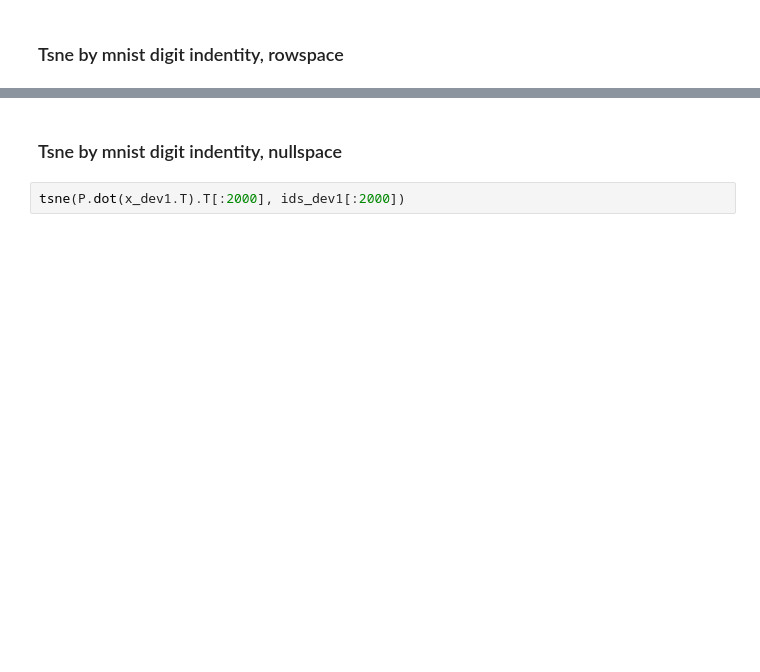
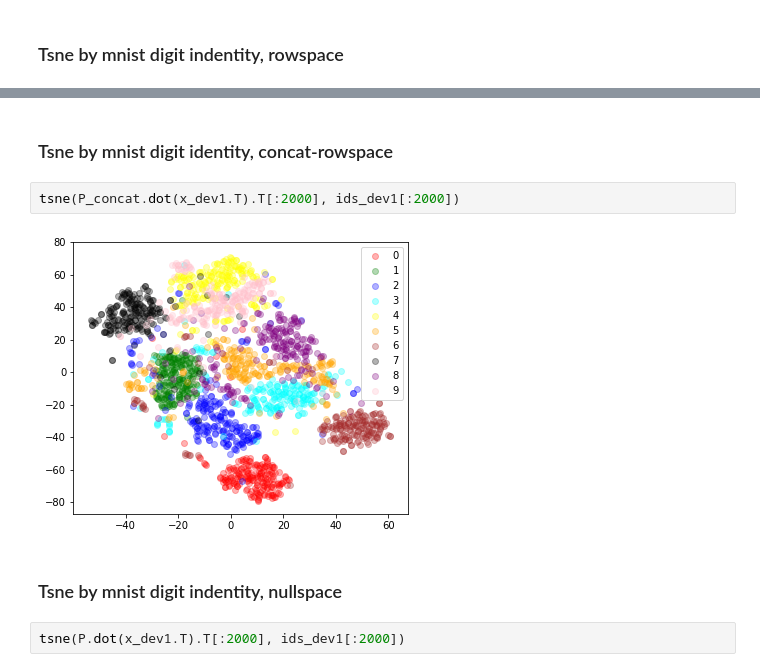
Before and after one commit to shauli-ravfogel/nullspace_projection, a Jupyter notebook: src/inlp-oop/usage_example.ipynb, the cells around one changed output, grey strips where cells are left out. Saved outputs shown, nothing was run; the diff lists cells and outputs as text; blank space fills up the shorter version.

```diff
--- a/src/inlp-oop/usage_example.ipynb
+++ b/src/inlp-oop/usage_example.ipynb
@@ -251,3 +231,9 @@ tsne(P_rowspace.dot(x_dev1.T).T[:2000], ids_dev1[:2000])
+# %% [markdown]
+### Tsne by mnist digit identity, concat-rowspace
+# %%
+tsne(P_concat.dot(x_dev1.T).T[:2000], ids_dev1[:2000])
+# %% [output]
+[figure, added]
 # %% [markdown]
 ### Tsne by mnist digit indentity, nullspace
 # %%
```
Also changed, not shown: parts of 11 cells of this notebook.
